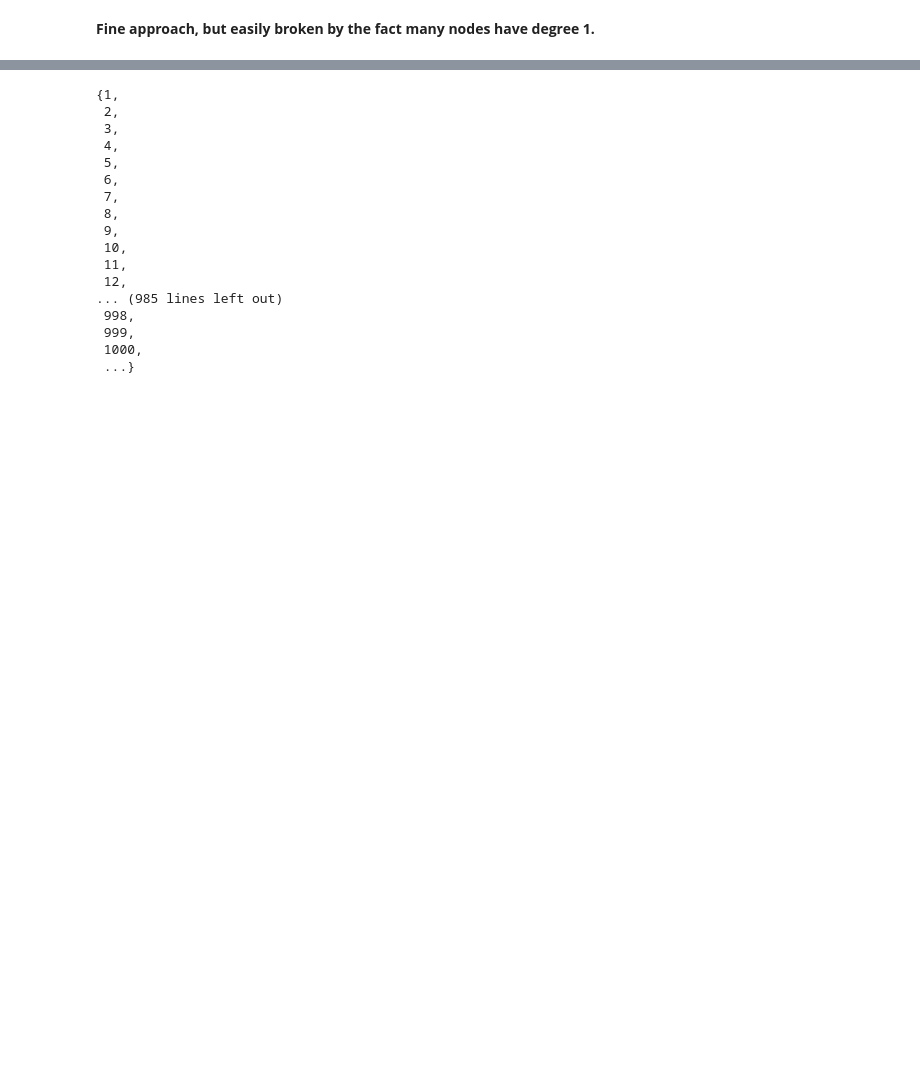
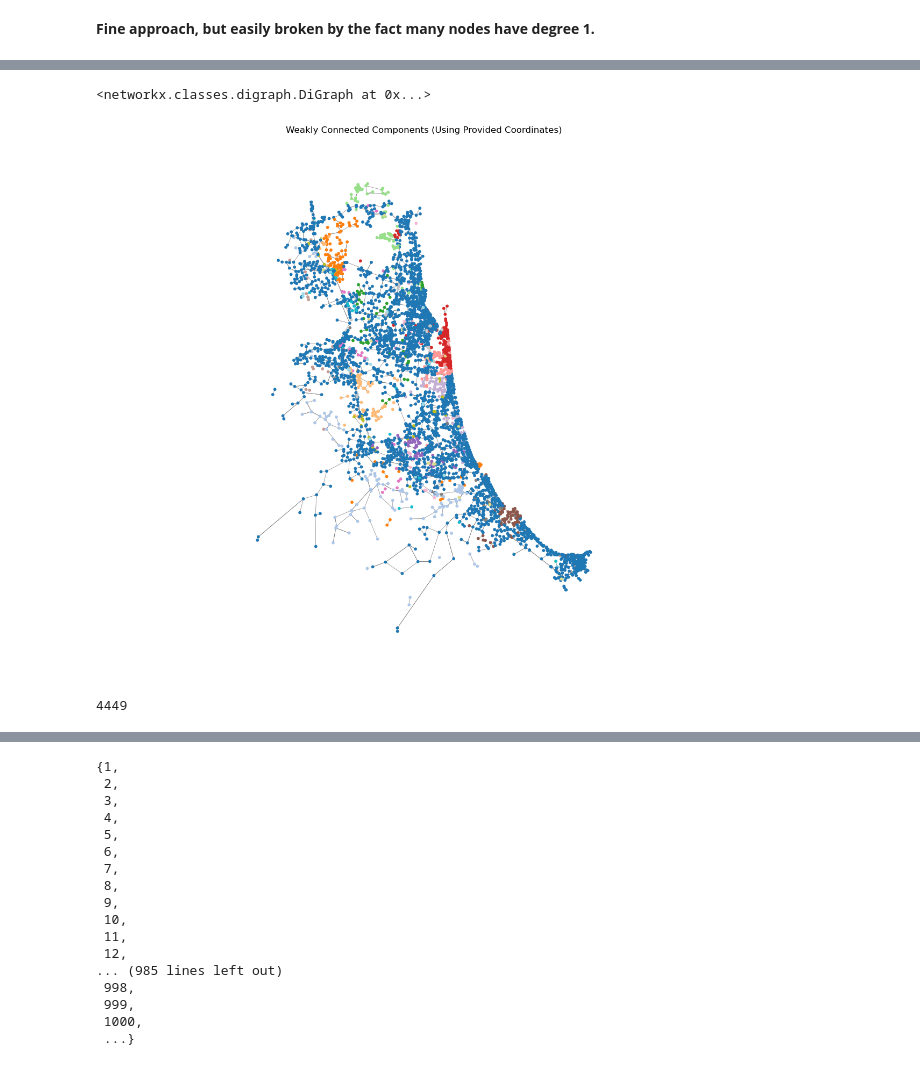
Before and after one commit to pocem/goldcoast_road_traffic_network, a Jupyter notebook: closure.ipynb, the cells around one changed output, grey strips where cells are left out. Drawn from its saved outputs; the diff is of its cells as text; code cells hidden in the pictures; blank space fills up the shorter version.

```diff
--- a/closure.ipynb
+++ b/closure.ipynb
@@ -92,15 +101,38 @@ components_2 = components[1]
-# %%
-color_map = []
-color_comp_1 = 'blue'
-color_comp_2 = 'green'
-
-# Iterate through all nodes in the graph
-for node in G.nodes():
-    if node in components_1:
-        color_map.append(color_comp_1)
-    else: # If it's not in component_1, it must be in component_2 (since there are only two)
-        color_map.append(color_comp_2)
+# %%
+iters, removed_edges, graph = random_closure_thresh(G_copy)
+# %% [output]
+<networkx.classes.digraph.DiGraph at 0x...>
+# %%
+components = list(nx.weakly_connected_components(graph))
+# %%
+color_map = {}
+for i, comp in enumerate(components):
+    for node in comp:
+        color_map[node] = i
 # %%
 nodes = pd.read_csv("nodes.csv")
 edges = df_simple_net
 pos = {row.node: (row.x, row.y) for _, row in nodes.iterrows()}
+# %%
+node_colors = [color_map[n] for n in graph.nodes()]
+
+# plot
+plt.figure(figsize=(12, 10))
+
+nx.draw(
+    graph,
+    pos=pos,                      # ← your spatial layout
+    node_color=node_colors,       # colors by component
+    cmap=plt.cm.tab20,            # many distinct colors
+    node_size=10,
+    edge_color="gray",
+    width=0.5,
+    arrows = False,
+    with_labels=False             # turn on if needed
+)
+
+plt.title("Weakly Connected Components (Using Provided Coordinates)")
+plt.axis("equal")
+plt.show()
+# %% [output]
+[figure, added]
@@ -106,0 +168,4 @@ pos = {row.node: (row.x, row.y) for _, row in nodes.iterrows()}
+# %%
+iters
+# %% [output]
+4449
```
Also changed, not shown: parts of 25 cells of this notebook.
